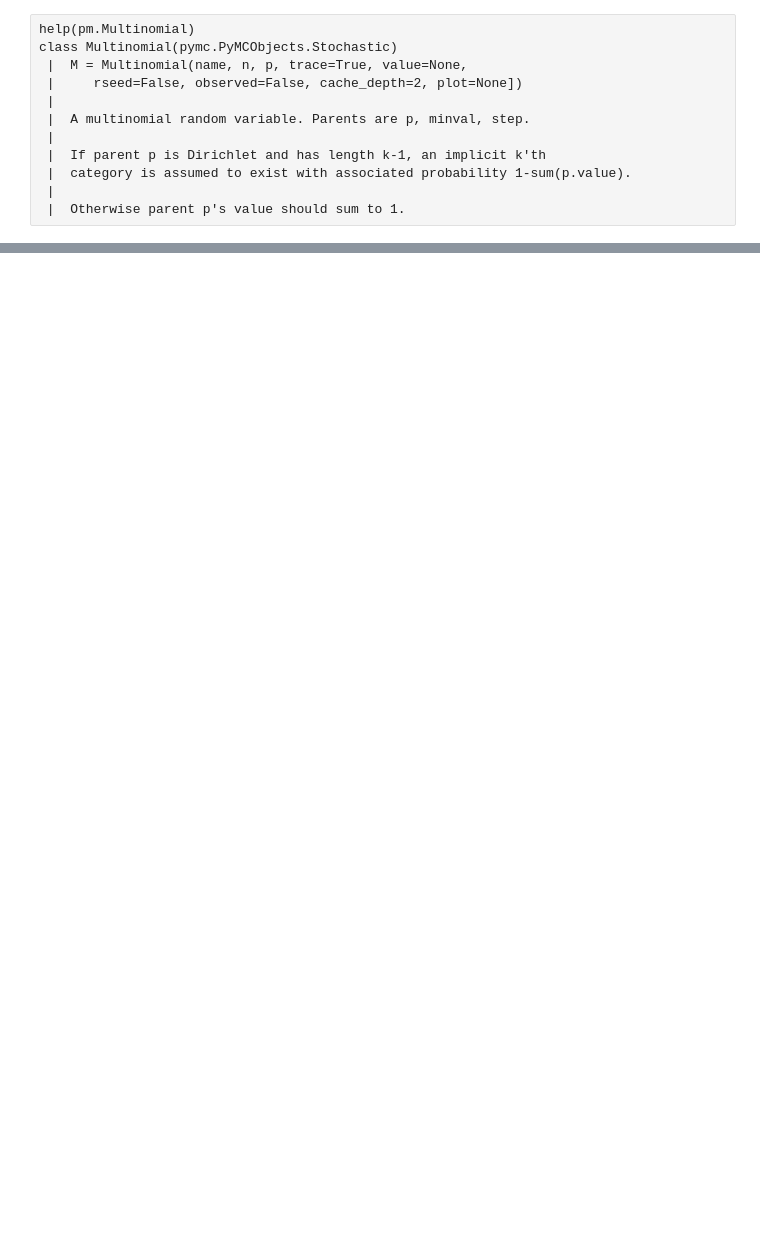
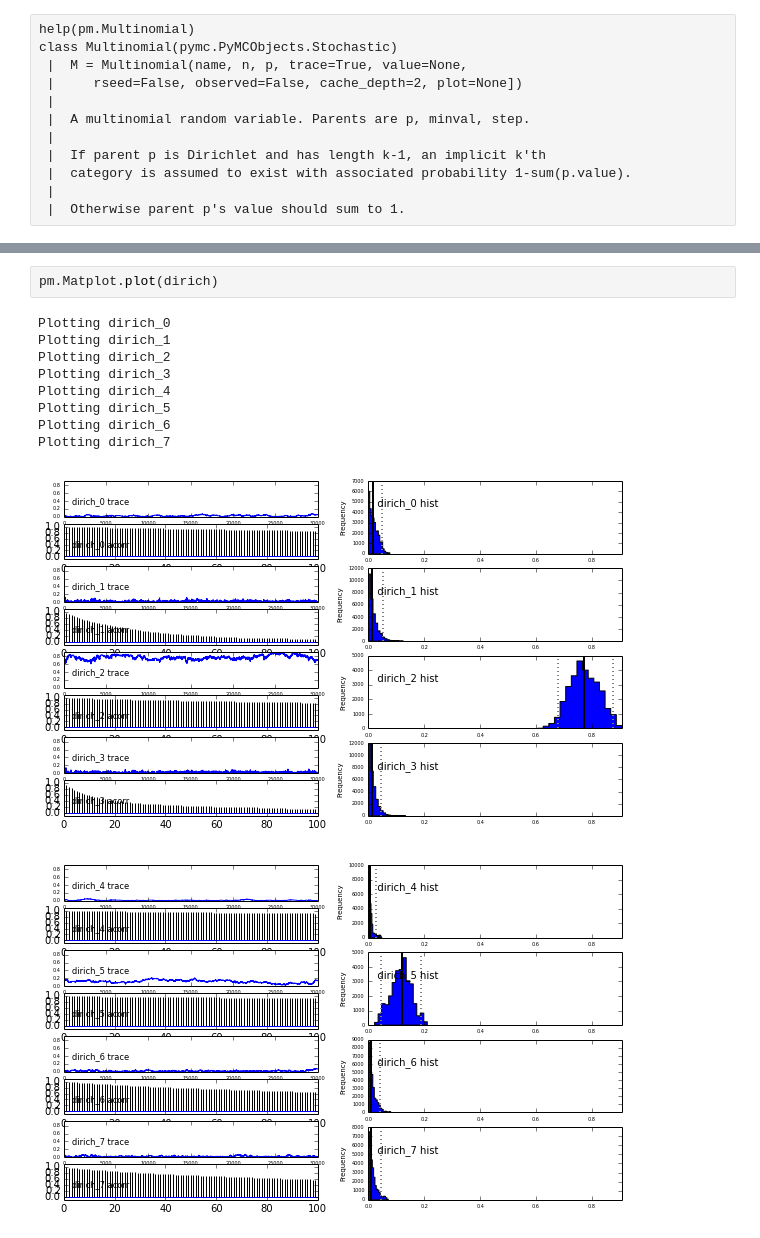
Before and after one commit to nikisix/kcData, a Jupyter notebook: 311/distributions.ipynb, the cells around one changed output, grey strips where cells are left out. Drawn from its saved outputs; the diff is of its cells as text; blank space fills up the shorter version.

```diff
--- a/311/distributions.ipynb
+++ b/311/distributions.ipynb
@@ -261,0 +256,13 @@ dirich_samples = mcmc.trace('dirich')[:]
+# %%
+pm.Matplot.plot(dirich)
+# %% [output]
+Plotting dirich_0
+Plotting dirich_1
+Plotting dirich_2
+Plotting dirich_3
+Plotting dirich_4
+Plotting dirich_5
+Plotting dirich_6
+Plotting dirich_7
+[figure, added]
+[figure, added]
```
Also changed, not shown: parts of 18 cells of this notebook.
